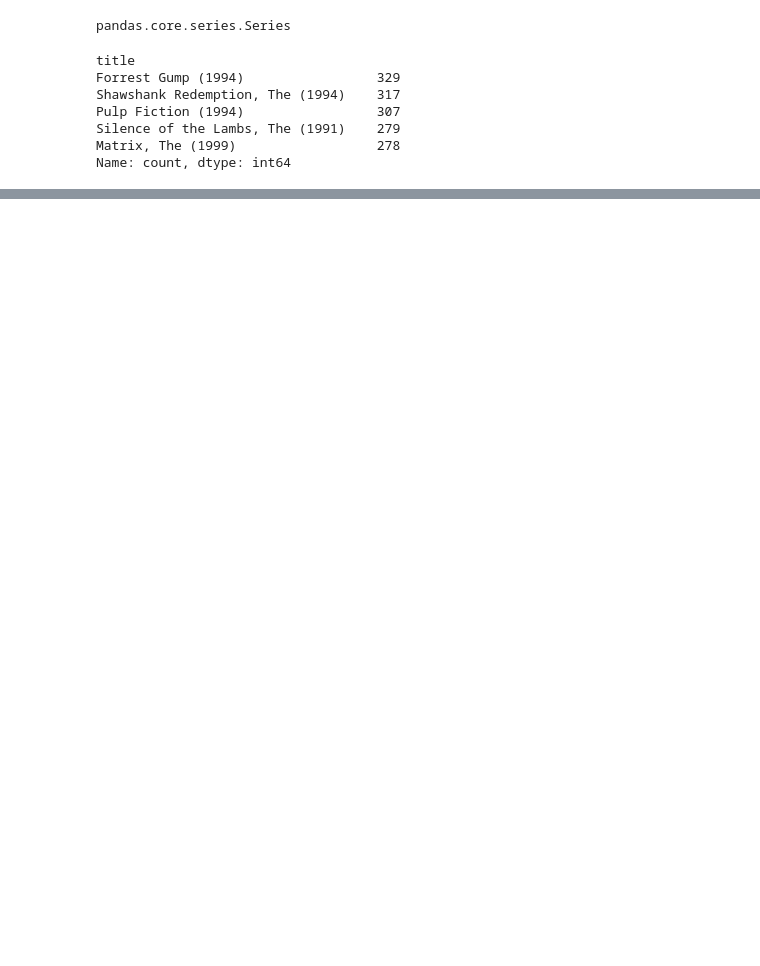
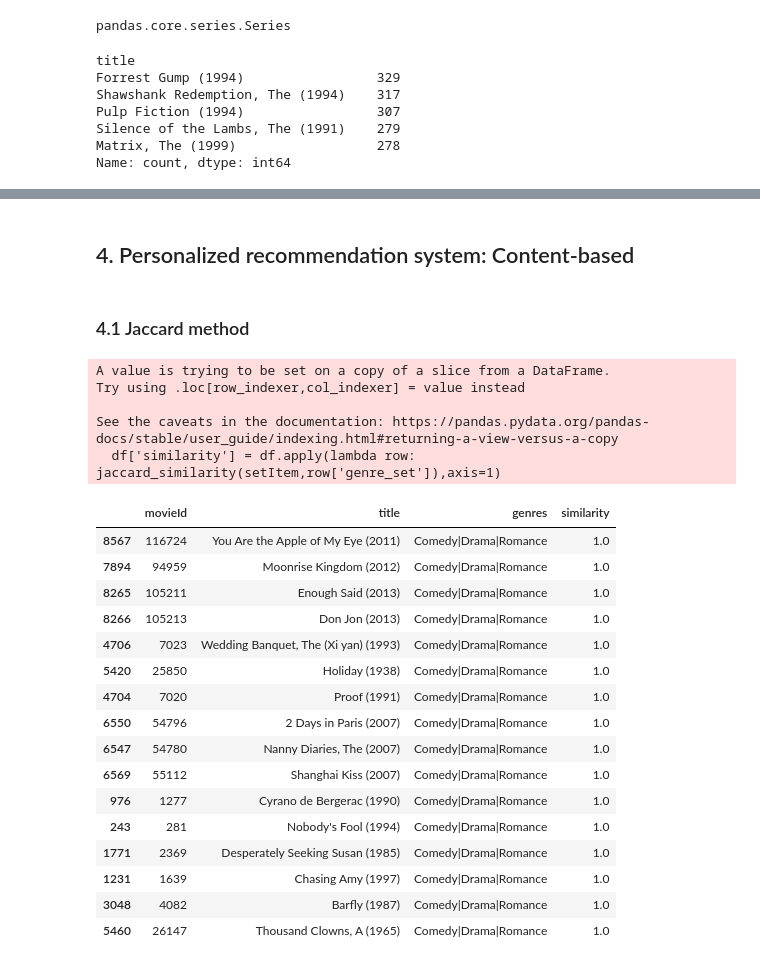
Before and after one commit to AJBrachoRodriguez/Movie-Recommender, a Jupyter notebook: notebook.ipynb, the cells around one changed output, grey strips where cells are left out. Drawn from its saved outputs; the diff is of its cells as text; code cells hidden in the pictures; blank space fills up the shorter version.

```diff
--- a/notebook.ipynb
+++ b/notebook.ipynb
@@ -541,0 +393,45 @@ def recommendation_popular(df : pd.DataFrame):
+# %% [markdown]
+## 4. Personalized recommendation system: Content-based
+# %% [markdown]
+### 4.1 Jaccard method
+# %%
+def jaccard_similarity(set1, set2):
+    intersection = len(set1.intersection(set2))
+    union = len(set1.union(set2))
+    return intersection/union if union != 0 else 0
+# %%
+def jaccard_recommender(movieId:int, df: pd.DataFrame, n_of_recommendations: int):
+    setItem =  df_movies.loc[df_movies['movieId']==movieId,'genre_set'].values[0]
+    #setItem = df['genre_set'].values[movieId]
+    df = df[df['movieId'] != movieId]
+    df['similarity'] = df.apply(lambda row: jaccard_similarity(setItem,row['genre_set']),axis=1)
+    df = df.query('similarity != 0')
+    df = df[['movieId','title','genres','similarity']].sort_values(by='similarity',ascending=False)
+    df = df.head(n_of_recommendations)
+    return df
+# %%
+recommendations = jaccard_recommender(4,df_movies,16)
+recommendations
+# %% [output]
+A value is trying to be set on a copy of a slice from a DataFrame.
+Try using .loc[row_indexer,col_indexer] = value instead
+
+See the caveats in the documentation: https://pandas.pydata.org/pandas-docs/stable/user_guide/indexing.html#returning-a-view-versus-a-copy
+  df['similarity'] = df.apply(lambda row: jaccard_similarity(setItem,row['genre_set']),axis=1)
+|  | movieId | title | genres | similarity |
+| 8567 | 116724 | You Are the Apple of My Eye (2011) | Comedy|Drama|Romance | 1.0 |
+| 7894 | 94959 | Moonrise Kingdom (2012) | Comedy|Drama|Romance | 1.0 |
+| 8265 | 105211 | Enough Said (2013) | Comedy|Drama|Romance | 1.0 |
+| 8266 | 105213 | Don Jon (2013) | Comedy|Drama|Romance | 1.0 |
+| 4706 | 7023 | Wedding Banquet, The (Xi yan) (1993) | Comedy|Drama|Romance | 1.0 |
+| 5420 | 25850 | Holiday (1938) | Comedy|Drama|Romance | 1.0 |
+| 4704 | 7020 | Proof (1991) | Comedy|Drama|Romance | 1.0 |
+| 6550 | 54796 | 2 Days in Paris (2007) | Comedy|Drama|Romance | 1.0 |
+| 6547 | 54780 | Nanny Diaries, The (2007) | Comedy|Drama|Romance | 1.0 |
+| 6569 | 55112 | Shanghai Kiss (2007) | Comedy|Drama|Romance | 1.0 |
+| 976 | 1277 | Cyrano de Bergerac (1990) | Comedy|Drama|Romance | 1.0 |
+| 243 | 281 | Nobody's Fool (1994) | Comedy|Drama|Romance | 1.0 |
+| 1771 | 2369 | Desperately Seeking Susan (1985) | Comedy|Drama|Romance | 1.0 |
+| 1231 | 1639 | Chasing Amy (1997) | Comedy|Drama|Romance | 1.0 |
+| 3048 | 4082 | Barfly (1987) | Comedy|Drama|Romance | 1.0 |
+| 5460 | 26147 | Thousand Clowns, A (1965) | Comedy|Drama|Romance | 1.0 |
```
Also changed, not shown: parts of 56 cells of this notebook.
